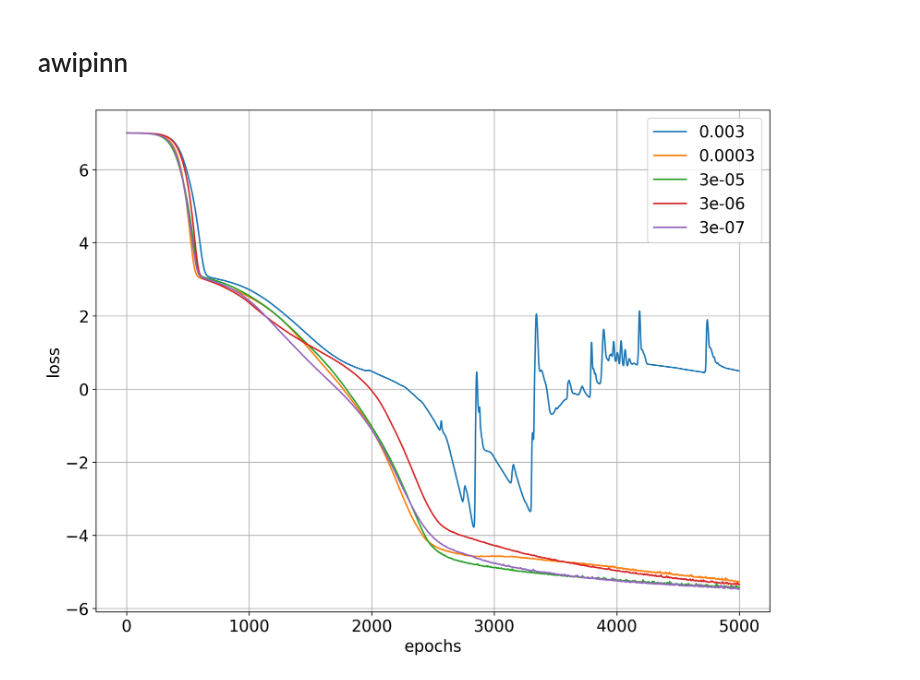
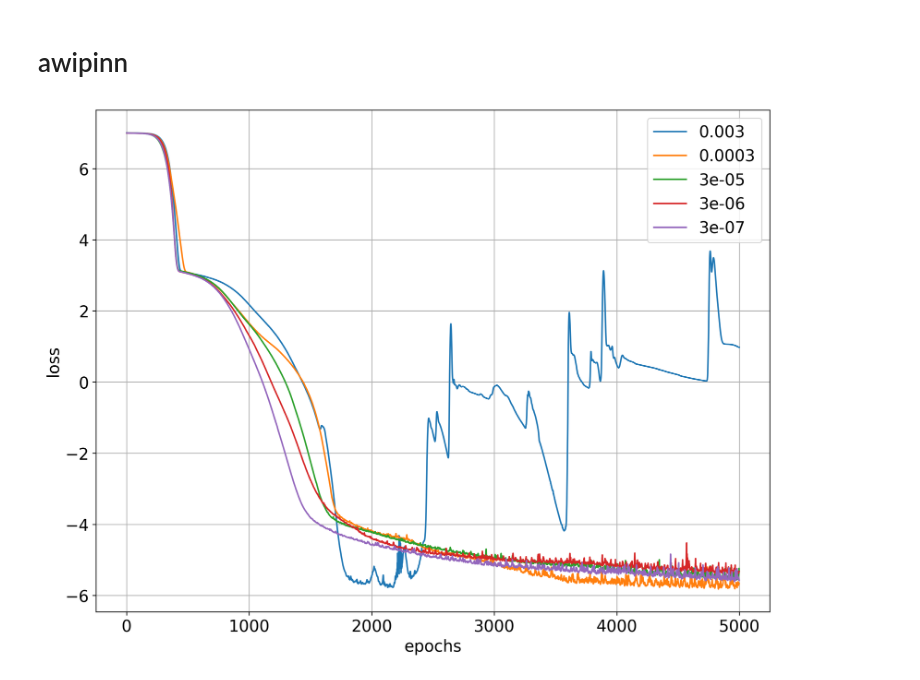
Before and after one commit to HengruiBaiCN/Honor, a Jupyter notebook: plotting_lr.ipynb, the cells around one changed output. Saved outputs shown, nothing was run; the diff lists cells and outputs as text; code cells hidden in the pictures.

Commit message:
plot

```diff
--- a/plotting_lr.ipynb
+++ b/plotting_lr.ipynb
@@ -46,27 +46,3 @@ plt.grid(True)
 plt.savefig(f'test_learning_rate/plot/awpinn_loss.png', bbox_inches='tight')
 # %% [output]
 [figure]
-# %%
-fig, axes = plt.subplots(3, 5, figsize=(30, 15))
-for i, loss_component in enumerate(loss_components):
-    for j, lr in enumerate(learning_rates):
-        ax = axes[i][j]
-        weights_list = load_loss(f"{awpinn_path}/weights/{lr}.csv", loss_component)  # Using our function to load data
-        ax.plot(weights_list, label=f"LR={lr}")
-        # Set title only for the top row
-        if i == 0:
-            ax.set_title(f"LR={lr}")
-
-        # Set y-label only for the leftmost column
-        if j == 0:
-            ax.set_ylabel(loss_component)
-
-        ax.tick_params(axis='x', labelsize=10)  # Setting font size for x-axis
-        ax.tick_params(axis='y', labelsize=10)  # Setting font size for y-axis
-
-        # Remove legends except for the top-left
-        # if i == 0 and j == 0:
-        #     ax.legend([f"LR={lr}"])
-        # else:
-        #     ax.legend().set_visible(False)
-plt.savefig(f'test_learning_rate/plot/awpinn_weights.png', bbox_inches='tight')
@@ -77,21 +51,21 @@ plt.savefig(f'test_learning_rate/plot/awpinn_weights.png', bbox_inches='tight')
 # %%
 # Store configurations
 awipinn_path = 'test_learning_rate/awipinn'
 
 # Load the data using a loop
-loss_lists = [load_mse_loss(awpinn_path + '/' + lr + '/average_loss.csv') for lr in learning_rates]
+loss_lists = [load_mse_loss(awipinn_path + '/' + lr + '/average_loss.csv') for lr in learning_rates]
 
 fig = plt.figure(figsize=(12, 9))
 # Plot the data
 for loss_list, label in zip(loss_lists, learning_rates):
     plt.plot(range(5000), np.log(loss_list[:5000]), label=label)
 
 plt.xlabel('epochs')
 plt.ylabel('loss')
 plt.legend()
 plt.grid(True)
 plt.savefig(f'test_learning_rate/plot/awipinn_loss.png', bbox_inches='tight')
 # %% [output]
-[figure, old version]
+[figure, new version]
 # %%
 fig, axes = plt.subplots(3, 5, figsize=(30, 15))
```
Also changed, not shown: parts of 2 cells of this notebook, 7 other files.
